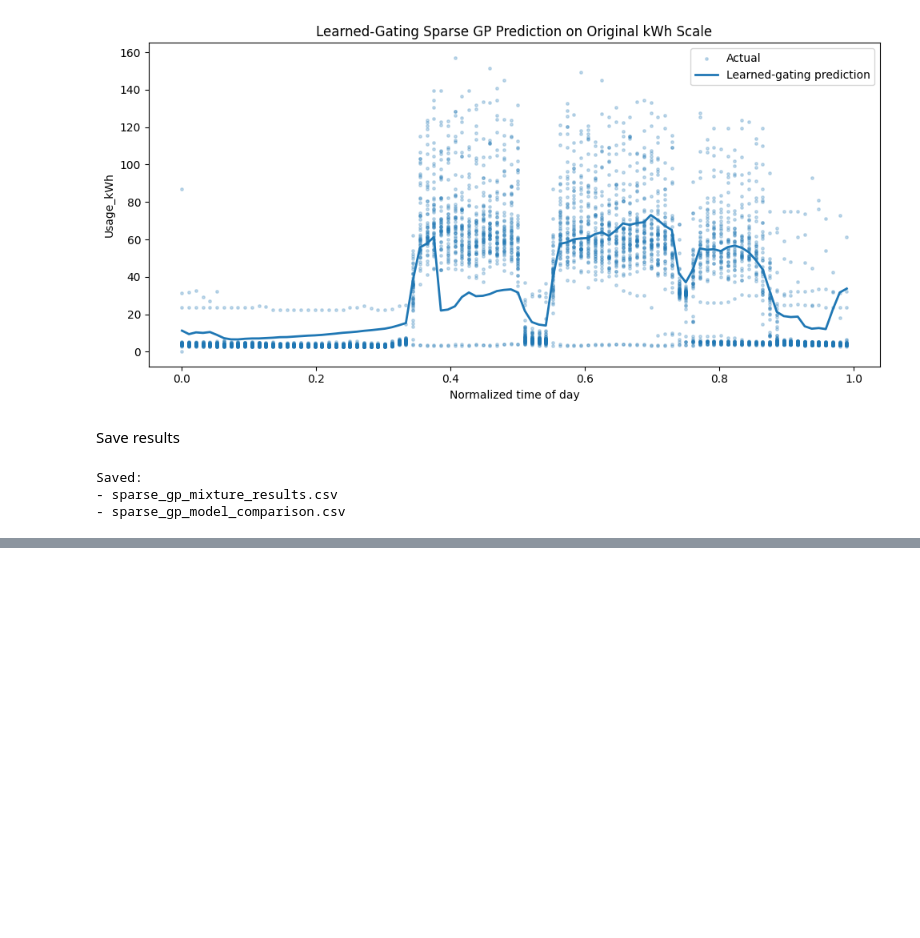
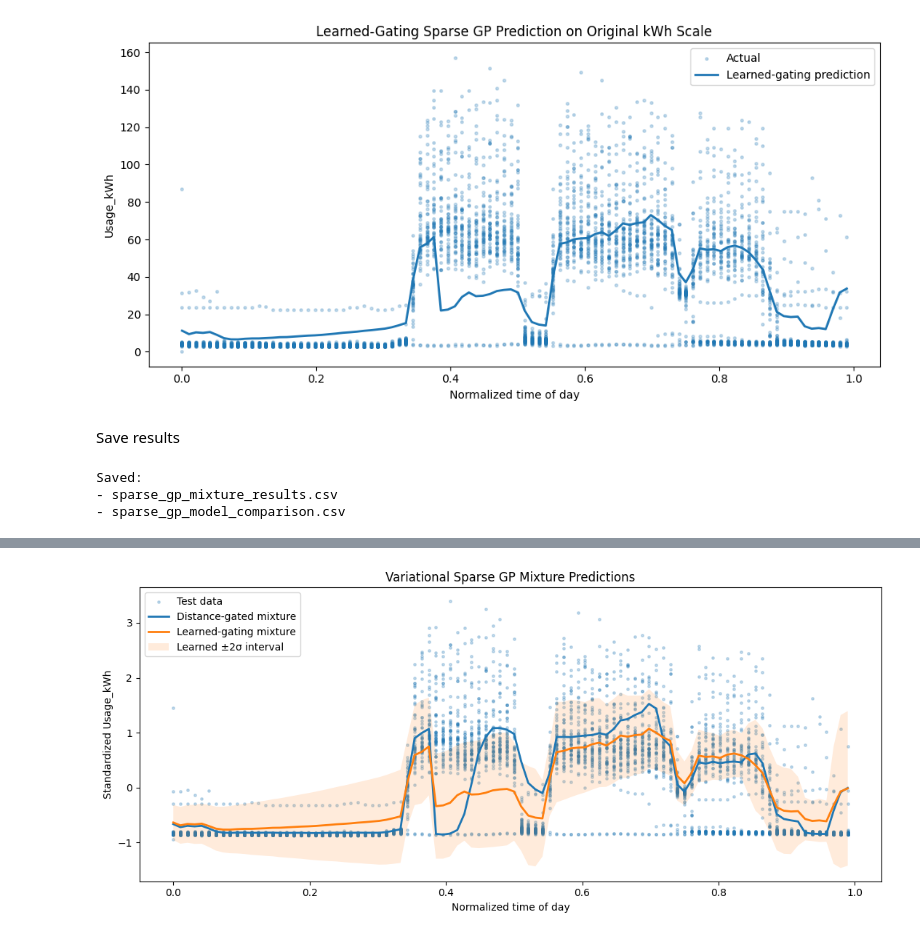
Before and after one commit to Vladikadze/Sparse-Gaussian-Process-for-Energy-Usage, a Jupyter notebook: several_sparce_gp.ipynb, the cells around one changed output, grey strips where cells are left out. Cells and saved outputs as stored; diff of their text form; code cells hidden in the pictures; blank space fills up the shorter version.

```diff
--- a/several_sparce_gp.ipynb
+++ b/several_sparce_gp.ipynb
@@ -788,0 +1059,45 @@ Saved:
+# %%
+# --- Compare distance vs learned mixture predictions ---
+
+plot_df = pd.DataFrame({
+    "X": X_test.ravel(),
+    "y_true": y_test,
+    "distance_mu": mu_distance_mix,
+    "distance_std": std_distance_mix,
+    "learned_mu": mu_learned_mix,
+    "learned_std": std_learned_mix,
+}).sort_values("X")
+
+plt.figure(figsize=(11, 5))
+plt.scatter(plot_df["X"], plot_df["y_true"], s=6, alpha=0.25, label="Test data")
+
+plt.plot(
+    plot_df["X"],
+    plot_df["distance_mu"],
+    linewidth=2,
+    label="Distance-gated mixture",
+)
+
+plt.plot(
+    plot_df["X"],
+    plot_df["learned_mu"],
+    linewidth=2,
+    label="Learned-gating mixture",
+)
+
+plt.fill_between(
+    plot_df["X"],
+    plot_df["learned_mu"] - 2 * plot_df["learned_std"],
+    plot_df["learned_mu"] + 2 * plot_df["learned_std"],
+    alpha=0.15,
+    label="Learned ±2σ interval",
+)
+
+plt.title("Variational Sparse GP Mixture Predictions")
+plt.xlabel("Normalized time of day")
+plt.ylabel("Standardized Usage_kWh")
+plt.legend()
+plt.tight_layout()
+plt.show()
+# %% [output]
+[figure, added]
```
Also changed, not shown: parts of 4 cells of this notebook.
